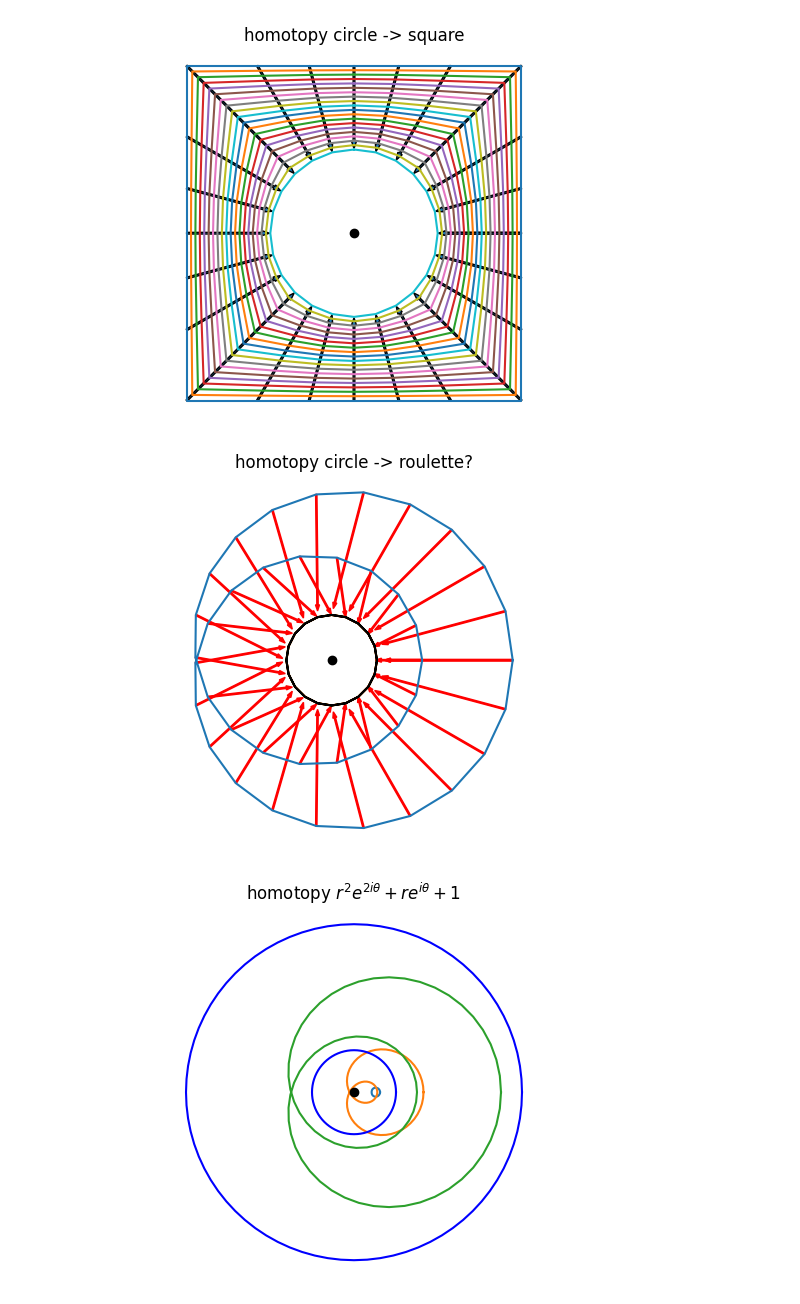
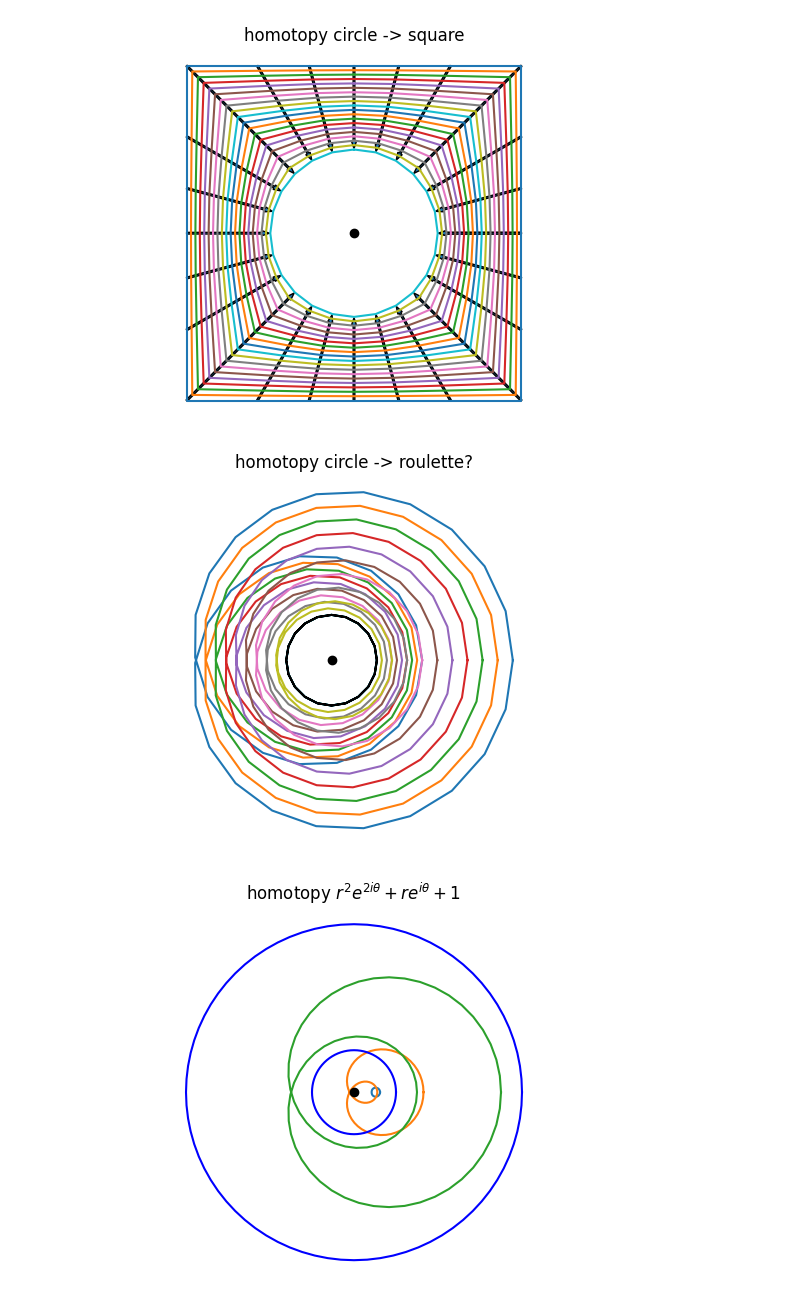
Before and after one commit to macbuse/ALG_TOP, a Jupyter notebook: homotopies.ipynb, the cells around one changed output. Drawn from its saved outputs; the diff is of its cells as text; code cells hidden in the pictures.

```diff
--- a/homotopies.ipynb
+++ b/homotopies.ipynb
@@ -39,36 +39,36 @@ plt.axis('equal')
 plt.axis('off')
 plt.title('homotopy circle -> roulette?')
 
 T = np.linspace(0,2*np.pi,41)
 
 Z = np.exp(1J*T)
 
 # W = 2*Z + .25*Z**10
 W = Z + 3*Z**2
 
 Z = Z*Z
 
 for a,b in zip(W, Z - W):
-    #continue
+    continue
     b *= .9
     x,y = a.real, a.imag
     dx, dy = b.real, b.imag
     plt.arrow(x,y,dx,dy,
               width=.03, fc='r',ec='r')
 
 
-num_curves = 2
+num_curves = 10
 for t in np.linspace(0,1,num_curves):
     U = t*Z + (1-t)*W
     plt.plot(U.real,U.imag);
 
 plt.plot(Z.real,Z.imag,'k');
 
 plt.plot([0],[0],'ko');
 
 plt.savefig(f'homotopy_roulette_{num_curves}.png')
 # %% [output]
-[figure, old version]
+[figure, new version]
 # %%
 plt.axis('equal')
 plt.axis('off')
```
Also changed, not shown: 8 other files.
